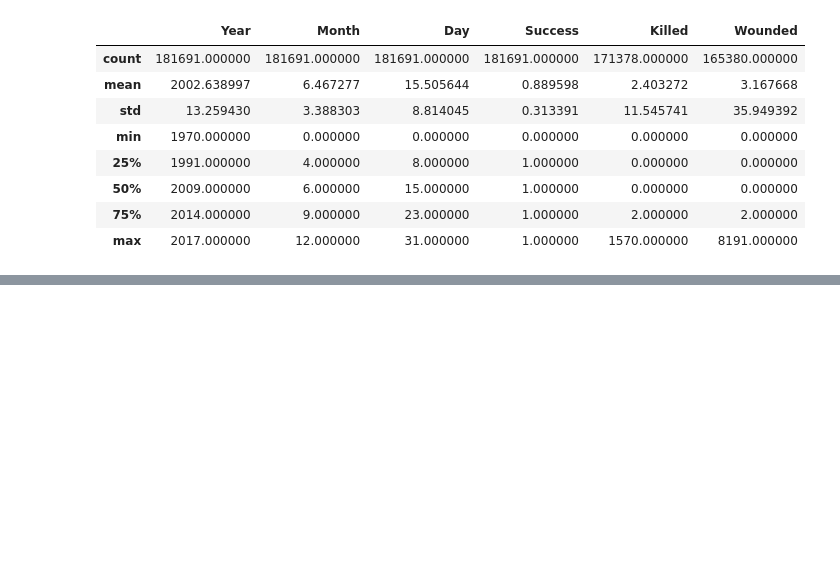
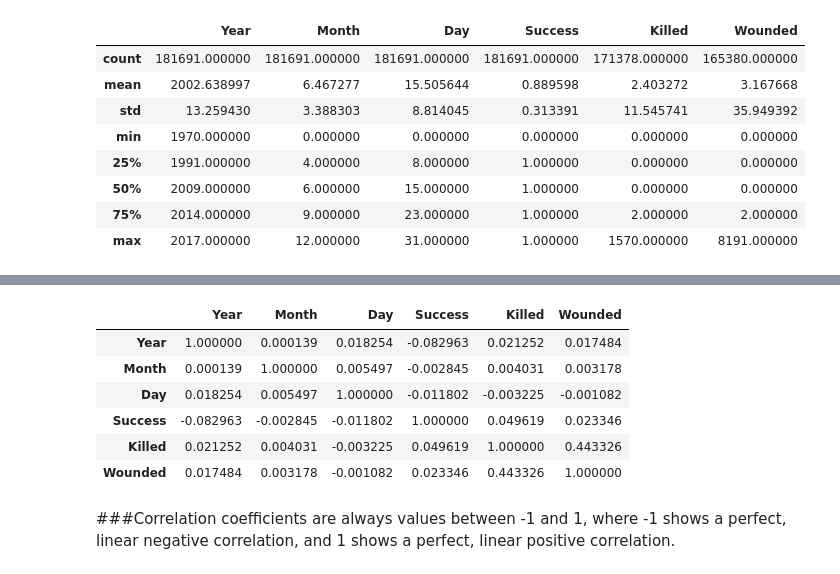
Before and after one commit to himanshukhasdev/Global-Terrorism-Analysis, a Jupyter notebook: Himanshu_Khasdev_Global_Terrorism_Analysis_Capstone_Project.ipynb, the cells around one changed output, grey strips where cells are left out. Saved outputs shown, nothing was run; the diff lists cells and outputs as text; code cells hidden in the pictures; blank space fills up the shorter version.

```diff
--- a/Himanshu_Khasdev_Global_Terrorism_Analysis_Capstone_Project.ipynb
+++ b/Himanshu_Khasdev_Global_Terrorism_Analysis_Capstone_Project.ipynb
@@ -228,0 +275,8 @@ data.describe()
+# %%
+#replacing null values with median in numerical columns
+for i in ['Killed','Wounded']:
+  data[i]=data[i].fillna(data[i].median())
+# %%
+#replacing null values with mode in categorical columns
+for i in ['State','City','Target']:
+  data[i]=data[i].fillna(data[i].mode()[0])
@@ -228,0 +304,14 @@ data.describe()
+# %%
+#finding correlation of each column in the dataframe
+#only applicable on columns containing numerical variables
+data.corr()
+# %% [output]
+|  | Year | Month | Day | Success | Killed | Wounded |
+| Year | 1.000000 | 0.000139 | 0.018254 | -0.082963 | 0.021252 | 0.017484 |
+| Month | 0.000139 | 1.000000 | 0.005497 | -0.002845 | 0.004031 | 0.003178 |
+| Day | 0.018254 | 0.005497 | 1.000000 | -0.011802 | -0.003225 | -0.001082 |
+| Success | -0.082963 | -0.002845 | -0.011802 | 1.000000 | 0.049619 | 0.023346 |
+| Killed | 0.021252 | 0.004031 | -0.003225 | 0.049619 | 1.000000 | 0.443326 |
+| Wounded | 0.017484 | 0.003178 | -0.001082 | 0.023346 | 0.443326 | 1.000000 |
+# %% [markdown]
+###Correlation coefficients are always values between -1 and 1, where -1 shows a perfect, linear negative correlation, and 1 shows a perfect, linear positive correlation.
```
Also changed, not shown: parts of 7 cells of this notebook.
